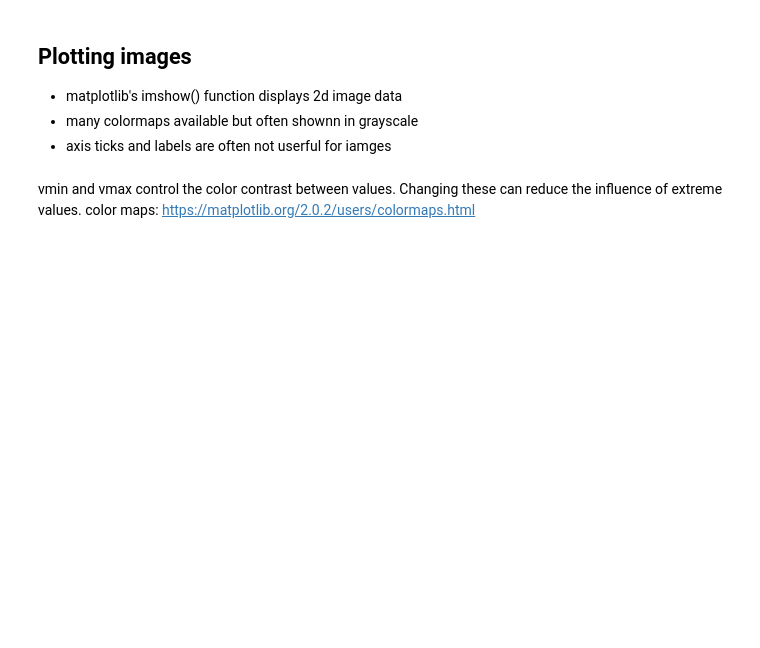
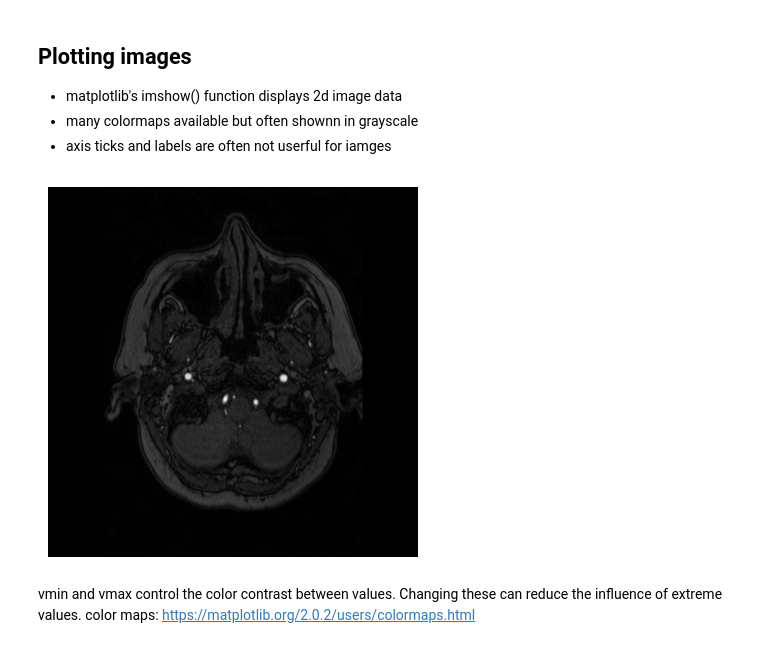
Before and after one commit to ron-ligsay/computer-vision, a Jupyter notebook: src/Biomedical Image Analysis in Python/1.1 Loading images.ipynb, the cells around one changed output. Saved outputs shown, nothing was run; the diff lists cells and outputs as text; code cells hidden in the pictures; blank space fills up the shorter version.

```diff
--- a/src/Biomedical Image Analysis in Python/1.1 Loading images.ipynb
+++ b/src/Biomedical Image Analysis in Python/1.1 Loading images.ipynb
@@ -5,7 +5,8 @@
 import imageio
 
 # Load a Dicom file
-#dicom = imageio.volread('data/CT-Abdomen.dcm')pag
-im = imageio.imread('body.dcm')
+dicom = imageio.imread('../../data/dicom/circle_of_willis_1-001.dcm')
+
+#im = imageio.imread('body.dcm')
 # %%
 # image objects are NumPy arrays.
@@ -78,9 +122,11 @@ print('Shape of image array:', im.shape)
 * axis ticks and labels are often not userful for iamges
 # %%
 import matplotlib.pyplot as plt
-plt.imwho(im, cmap='gray')
+plt.imshow(dicom, cmap='gray')
 plt.axis('off')
 plt.show()
+# %% [output]
+[figure, added]
 # %% [markdown]
 vmin and vmax control the color contrast between values. Changing these can reduce the influence of extreme values.
 color maps: https://matplotlib.org/2.0.2/users/colormaps.html
```
Also changed, not shown: parts of 10 cells of this notebook, 1 other file.
